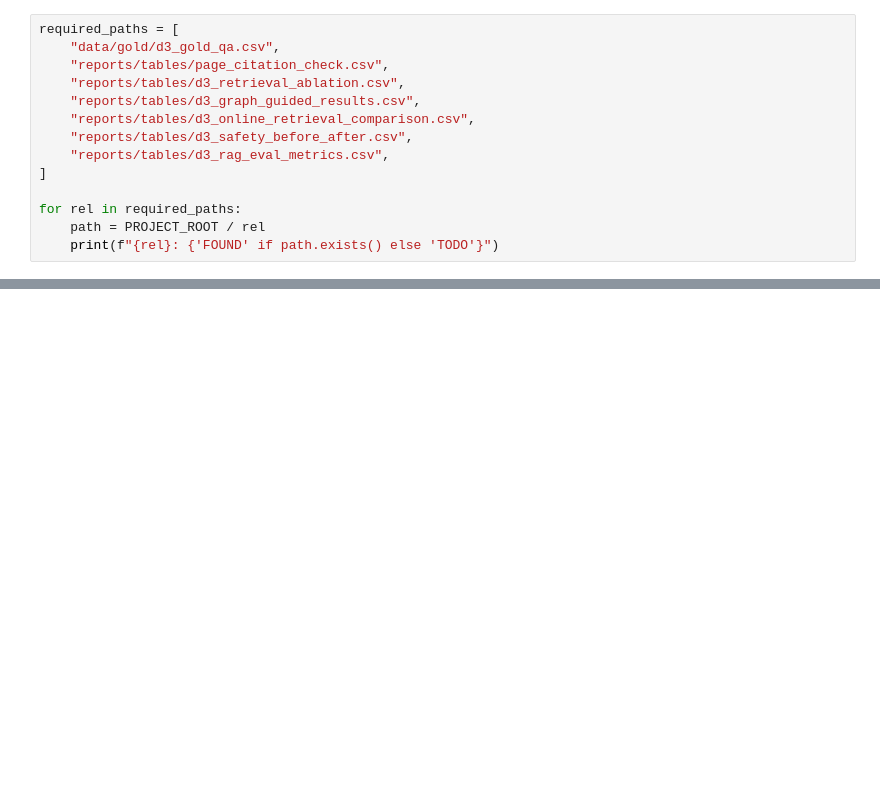
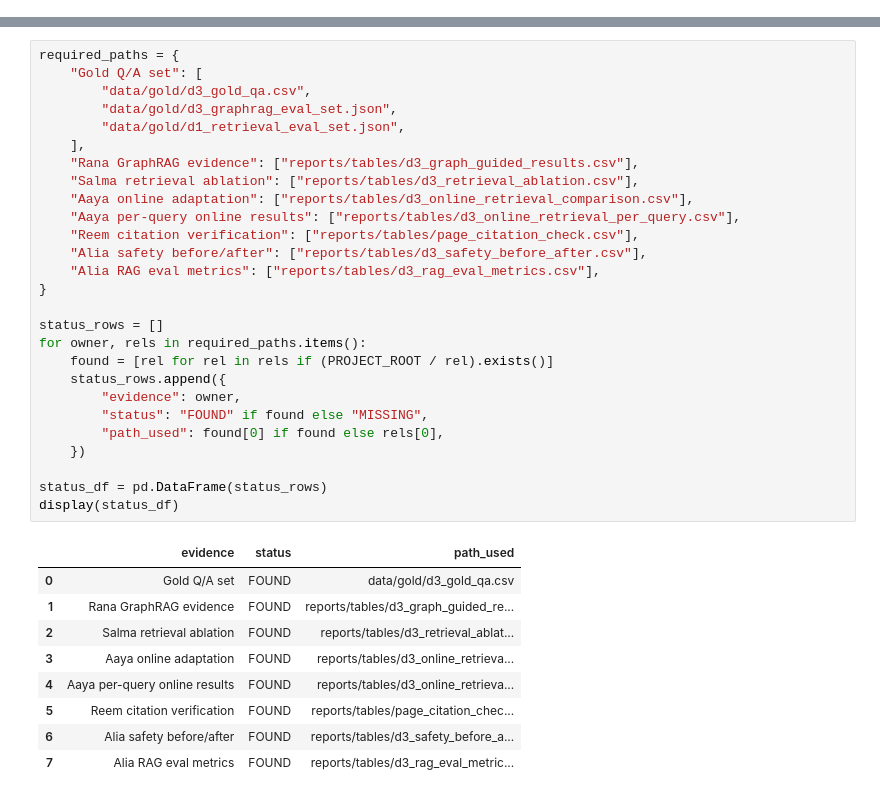
Before and after one commit to Aya15155/climate_evidence_graphrag_agent, a Jupyter notebook: notebooks/D3_graphrag_eval_safety.ipynb, the cells around one changed output, grey strips where cells are left out. Saved outputs shown, nothing was run; the diff lists cells and outputs as text; blank space fills up the shorter version.

```diff
--- a/notebooks/D3_graphrag_eval_safety.ipynb
+++ b/notebooks/D3_graphrag_eval_safety.ipynb
@@ -52,14 +0,0 @@ By submission, this notebook should show:
-# %%
-required_paths = [
-    "data/gold/d3_gold_qa.csv",
-    "reports/tables/page_citation_check.csv",
-    "reports/tables/d3_retrieval_ablation.csv",
-    "reports/tables/d3_graph_guided_results.csv",
-    "reports/tables/d3_online_retrieval_comparison.csv",
-    "reports/tables/d3_safety_before_after.csv",
-    "reports/tables/d3_rag_eval_metrics.csv",
-]
-
-for rel in required_paths:
-    path = PROJECT_ROOT / rel
-    print(f"{rel}: {'FOUND' if path.exists() else 'TODO'}")
@@ -929,0 +88,37 @@ Using tuning latency table: D:\BUID\Year 4 2025 - 2026\third semester\Special To
+# %%
+required_paths = {
+    "Gold Q/A set": [
+        "data/gold/d3_gold_qa.csv",
+        "data/gold/d3_graphrag_eval_set.json",
+        "data/gold/d1_retrieval_eval_set.json",
+    ],
+    "Rana GraphRAG evidence": ["reports/tables/d3_graph_guided_results.csv"],
+    "Salma retrieval ablation": ["reports/tables/d3_retrieval_ablation.csv"],
+    "Aaya online adaptation": ["reports/tables/d3_online_retrieval_comparison.csv"],
+    "Aaya per-query online results": ["reports/tables/d3_online_retrieval_per_query.csv"],
+    "Reem citation verification": ["reports/tables/page_citation_check.csv"],
+    "Alia safety before/after": ["reports/tables/d3_safety_before_after.csv"],
+    "Alia RAG eval metrics": ["reports/tables/d3_rag_eval_metrics.csv"],
+}
+
+status_rows = []
+for owner, rels in required_paths.items():
+    found = [rel for rel in rels if (PROJECT_ROOT / rel).exists()]
+    status_rows.append({
+        "evidence": owner,
+        "status": "FOUND" if found else "MISSING",
+        "path_used": found[0] if found else rels[0],
+    })
+
+status_df = pd.DataFrame(status_rows)
+display(status_df)
+# %% [output]
+|  | evidence | status | path_used |
+| 0 | Gold Q/A set | FOUND | data/gold/d3_gold_qa.csv |
+| 1 | Rana GraphRAG evidence | FOUND | reports/tables/d3_graph_guided_re... |
+| 2 | Salma retrieval ablation | FOUND | reports/tables/d3_retrieval_ablat... |
+| 3 | Aaya online adaptation | FOUND | reports/tables/d3_online_retrieva... |
+| 4 | Aaya per-query online results | FOUND | reports/tables/d3_online_retrieva... |
+| 5 | Reem citation verification | FOUND | reports/tables/page_citation_chec... |
+| 6 | Alia safety before/after | FOUND | reports/tables/d3_safety_before_a... |
+| 7 | Alia RAG eval metrics | FOUND | reports/tables/d3_rag_eval_metric... |
```
Also changed, not shown: parts of 58 cells of this notebook, 1 other file.
